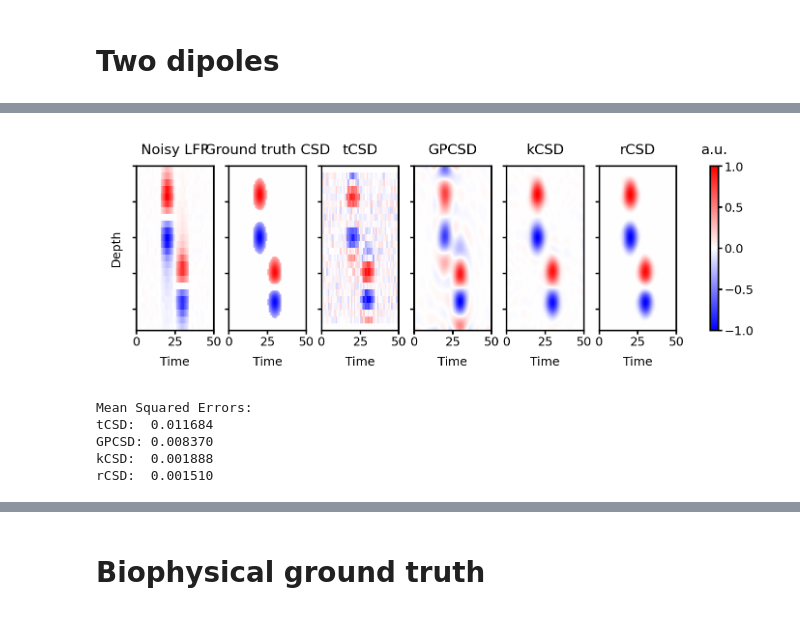
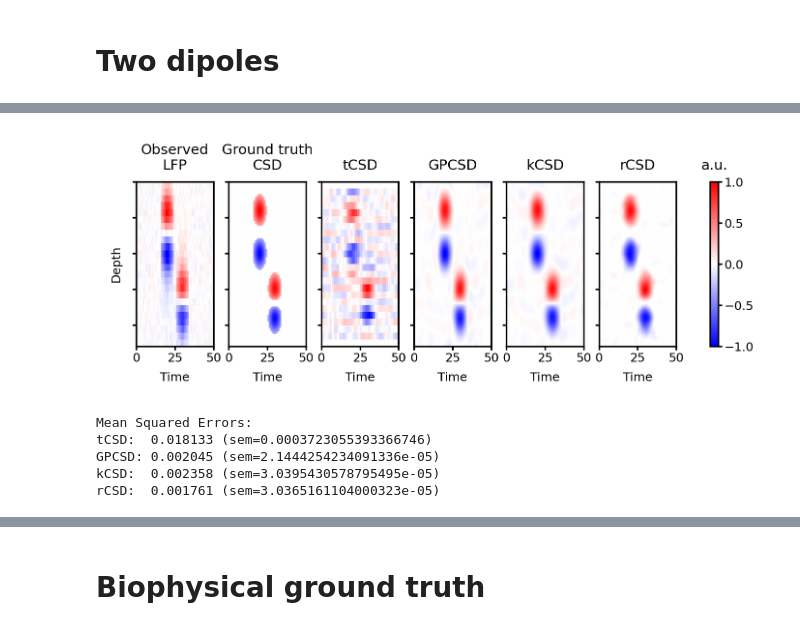
Before and after one commit to Qi-Xin/rCSD, a Jupyter notebook: simulated.ipynb, the cells around one changed output, grey strips where cells are left out. Saved outputs shown, nothing was run; the diff lists cells and outputs as text; code cells hidden in the pictures.

Commit message:
finished main figures

```diff
--- a/simulated.ipynb
+++ b/simulated.ipynb
@@ -100,12 +104,13 @@ generated CSD of shape
 from scipy.ndimage import gaussian_filter1d
 sigma = 1.5  # Adjust smoothing amount by changing sigma
 lfp_smoothed = np.zeros_like(lfp)
-for i in range(lfp.shape[0]):  # Loop over spatial dimension
-    lfp_smoothed[i,:] = gaussian_filter1d(lfp[i,:], sigma)
-
+for trial in range(lfp.shape[2]):
+    for i in range(lfp.shape[0]):  # Loop over spatial dimension
+        lfp_smoothed[i,:,trial] = gaussian_filter1d(lfp[i,:,trial], sigma)
+lfp_flattened = lfp_smoothed.reshape(lfp_smoothed.shape[0], -1)
 
 ### tCSD
-tcsd = predict_csd.predictcsd_trad_1d(lfp[:, :, None]).squeeze()
+tcsd = predict_csd.predictcsd_trad_1d(lfp_smoothed)
 
 ### GPCSD
 gpcsd = GPCSD1D(lfp, x, t)
@@ -115,15 +120,15 @@ gpcsd.predict(z, t)
 # print(gpcsd)
 
 ### kCSD
-kcsd = KCSD1D(x, lfp_smoothed, gdx=deltaz, h=R_true)
+kcsd = KCSD1D(x, lfp_flattened, gdx=deltaz, h=R_true)
 kcsd.cross_validate(Rs=np.linspace(100, 800, 15), lambdas=np.logspace(4,-15,25,base=10.))
-kcsd = kcsd.values()
+kcsd_pred = kcsd.values().reshape((nz, nt, ntrial))
 
 ### rCSD
 lam_smooth = 10
 lam_region = 0
 lam_lasso = 1e-2
-rcsd = rCSD.rCSD(lfp_smoothed[:, :, None], z, x, boundary_depth=[1000, 1500],
+rcsd = rCSD.rCSD(lfp_smoothed, z, x, boundary_depth=[1000, 1500],
                  R=R_true, lam_smooth=lam_smooth, lam_region=lam_region, lam_lasso=lam_lasso)
 rcsd_pred = rcsd.predict()
 rcsd.get_difference()
@@ -148,4 +153,19 @@ Difference between old and new rCSD: 0.002117259417419586
 # %%
+trial_to_plot = 0
+
+from matplotlib.colors import LinearSegmentedColormap
+colors = [(0, 0, 0.5),   # dark blue
+          (0, 0, 1),     # blue
+          (0, 1, 1),     # cyan
+          (0, 1, 0),     # green
+          (1, 1, 0),     # yellow
+          (1, 0, 0),     # red
+          (0.5, 0, 0)]   # dark red
+positions = [0.0, 0.2, 0.48, 0.5, 0.52, 0.8, 1.0]
+color_tuples = list(zip(positions, colors))
+custom_jet = LinearSegmentedColormap.from_list('custom_jet', color_tuples)
+# custom_jet = 'bwr'
+
 # %% Visualize results
 cmap = 'bwr'
 vmlfp = np.amax(np.abs(noiseless))
@@ -155,65 +175,71 @@ f = plt.figure(figsize=(6, 1.5), dpi=300)
 
 ax = plt.subplot(161)
 plt.subplot(161)
-plt.imshow(lfp, aspect='auto',
+
+plt.imshow(lfp[:,:,trial_to_plot], aspect='auto',
            vmin=-vmlfp, vmax=vmlfp, cmap=cmap, extent=[t[0, 0], t[-1, 0], x[-1, 0], x[0, 0]])
-plt.title('Noisy LFP')
+plt.title('Observed\nLFP')
 plt.ylabel('Depth')
 plt.xlabel('Time')
 axtmp = plt.subplot(162, sharey = ax)
 axtmp.set_yticklabels([])
 
 plt.subplot(162, sharey = ax)
-plt.imshow(normalize(csd_true), aspect='auto',
+plt.imshow(normalize(csd_true[:,:,trial_to_plot]), aspect='auto',
            vmin=-vmcsd, vmax=vmcsd, cmap=cmap, extent=[t[0, 0], t[-1, 0], z[-1, 0], z[0, 0]])
-plt.title('Ground truth CSD')
+plt.title('Ground truth\nCSD')
 plt.xlabel('Time')
 
 plt.subplot(163, sharey = ax)
-plt.imshow(normalize(tcsd), aspect='auto',
+plt.imshow(normalize(tcsd[:,:,trial_to_plot]), aspect='auto',
            vmin=-vmcsd, vmax=vmcsd, cmap=cmap, extent=[t[0, 0], t[-1, 0], x[-1, 0], x[0, 0]])
 plt.title('tCSD')
 plt.xlabel('Time')
 
 plt.subplot(164, sharey = ax)
-plt.imshow(normalize(gpcsd.csd_pred), aspect='auto',
+plt.imshow(normalize(gpcsd.csd_pred[:,:,trial_to_plot]), aspect='auto',
            vmin=-vmcsd, vmax=vmcsd, cmap=cmap, extent=[t[0, 0], t[-1, 0], z[-1, 0], z[0, 0]])
 plt.title('GPCSD')
 plt.xlabel('Time')
 
 plt.subplot(165, sharey = ax)
-im = plt.imshow(normalize(kcsd), aspect='auto',
+im = plt.imshow(normalize(kcsd_pred[:,:,trial_to_plot]), aspect='auto',
                 vmin=-vmcsd, vmax=vmcsd, cmap=cmap, extent=[t[0, 0], t[-1, 0], z[-1, 0], z[0, 0]])
 plt.title('kCSD')
 plt.xlabel('Time')
 
 plt.subplot(166, sharey = ax)
-im = plt.imshow(normalize(rcsd_pred), aspect='auto',
+im = plt.imshow(normalize(rcsd_pred[:,:,trial_to_plot]), aspect='auto',
                 vmin=-vmcsd, vmax=vmcsd, cmap=cmap, extent=[t[0, 0], t[-1, 0], z[-1, 0], z[0, 0]])
 plt.title('rCSD')
 plt.xlabel('Time')
 
 clb = f.colorbar(im, ax=f.axes)
 clb.ax.set_title('a.u.')
 plt.show()
 
+# Save figure to PDF
+f.savefig('figures/figure_1_two_dipoles.pdf', bbox_inches='tight', dpi=300)
+
+
 # Calculate MSE for each method
 true_csd = normalize(csd_true)
-true_csd_low_res = true_csd[::10,:]
-mse_tcsd = np.mean((normalize(tcsd) - true_csd_low_res) ** 2)
-mse_gpcsd = np.mean((normalize(gpcsd.csd_pred.squeeze()) - true_csd) ** 2)
-mse_kcsd = np.mean((normalize(kcsd) - true_csd) ** 2)
-mse_rcsd = np.mean((normalize(rcsd_pred.squeeze()) - true_csd) ** 2)
+true_csd_low_res = true_csd[::10, :, :]
+true_csd_flattened = true_csd.reshape(-1)
+mse_tcsd = np.mean((normalize(tcsd) - true_csd_low_res) ** 2, axis=(0,1))
+mse_gpcsd = np.mean((normalize(gpcsd.csd_pred) - true_csd) ** 2, axis=(0,1))
+mse_kcsd = np.mean((normalize(kcsd_pred) - true_csd) ** 2, axis=(0,1))
+mse_rcsd = np.mean((normalize(rcsd_pred) - true_csd) ** 2, axis=(0,1))
 
 print("Mean Squared Errors:")
-print(f"tCSD:  {mse_tcsd:.6f}")
-print(f"GPCSD: {mse_gpcsd:.6f}")
-print(f"kCSD:  {mse_kcsd:.6f}")
-print(f"rCSD:  {mse_rcsd:.6f}")
+print(f"tCSD:  {mse_tcsd.mean():.6f} (sem={np.std(mse_tcsd)/np.sqrt(mse_tcsd.shape[0])})")
+print(f"GPCSD: {mse_gpcsd.mean():.6f} (sem={np.std(mse_gpcsd)/np.sqrt(mse_gpcsd.shape[0])})")
+print(f"kCSD:  {mse_kcsd.mean():.6f} (sem={np.std(mse_kcsd)/np.sqrt(mse_kcsd.shape[0])})")
+print(f"rCSD:  {mse_rcsd.mean():.6f} (sem={np.std(mse_rcsd)/np.sqrt(mse_rcsd.shape[0])})")
 # %% [output]
-[figure, old version]
+[figure, new version]
 Mean Squared Errors:
-tCSD:  0.011684
-GPCSD: 0.008370
-kCSD:  0.001888
-rCSD:  0.001510
+tCSD:  0.018133 (sem=0.0003723055393366746)
+GPCSD: 0.002045 (sem=2.1444254234091336e-05)
+kCSD:  0.002358 (sem=3.0395430578795495e-05)
+rCSD:  0.001761 (sem=3.0365161104000323e-05)
```
Also changed, not shown: parts of 33 cells of this notebook, 7 other files.
